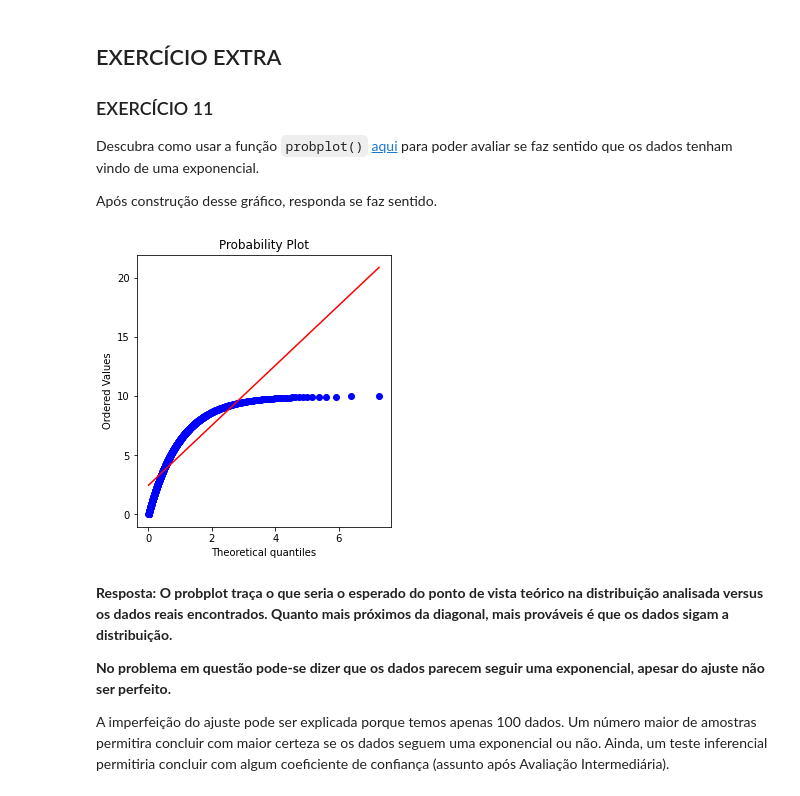
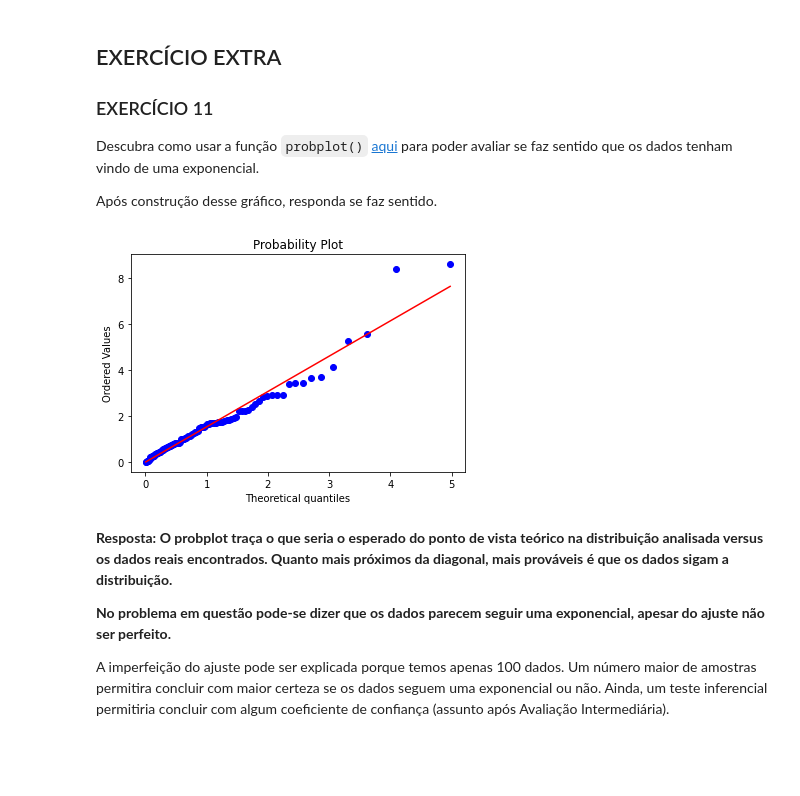
Before and after one commit to CarolMagario/CD22-2, a Jupyter notebook: aula16/Aula 16_Atividade_Exponencial.ipynb, the cells around one changed output. Drawn from its saved outputs; the diff is of its cells as text; code cells hidden in the pictures; blank space fills up the shorter version.

```diff
--- a/aula16/Aula 16_Atividade_Exponencial.ipynb
+++ b/aula16/Aula 16_Atividade_Exponencial.ipynb
@@ -514,11 +514,9 @@ Descubra como usar a função `probplot()` [aqui](https://docs.scipy.org/doc/sci
 Após construção desse gráfico, responda se faz sentido.
 # %%
 # COLOQUE SEU CÓDIGO AQUI
-# %%
-fig = plt.figure(figsize=(10,5))
-ax = fig.add_subplot(121)
-p = stats.probplot(x, dist=stats.expon, plot=plt)
-stats.probplot(fx,dist='expon')
-plt.show()
-# %% [output]
-[figure, removed]
+# %%
+# prob polt serve para comparar um modelo teorico com um modelo real
+stats.probplot(valores_f,dist='expon',plot=plt)
+plt.show()
+# %% [output]
+[figure, added]
```
Also changed, not shown: parts of 1 cell of this notebook, 3 other files.
